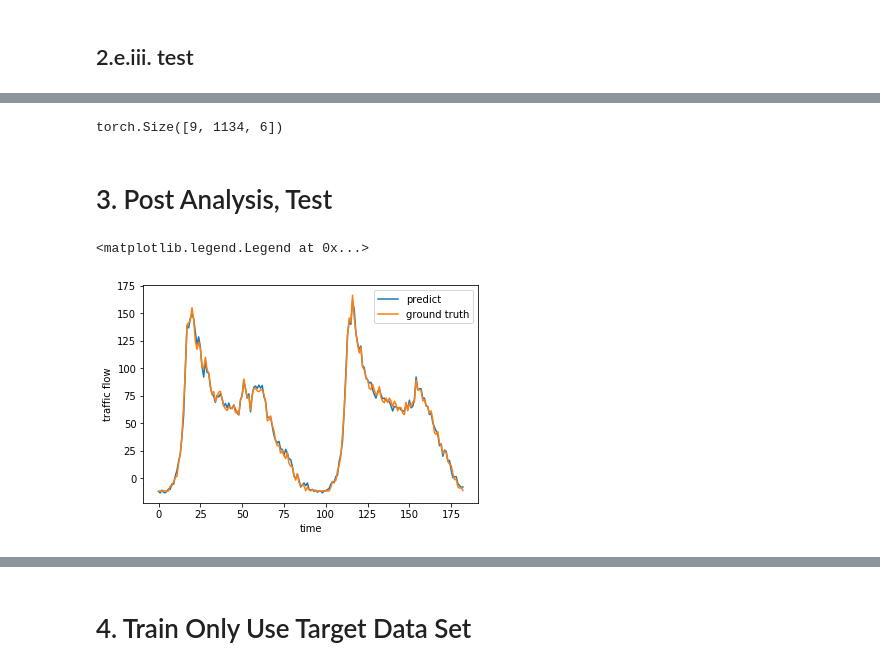
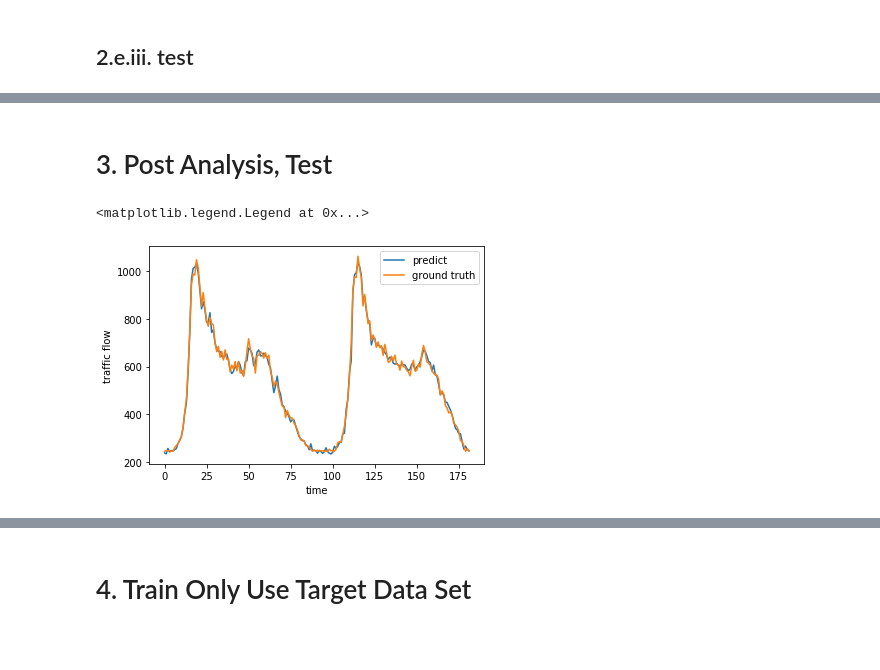
Before and after one commit to khzhang2/TCA_traffic, a Jupyter notebook: TCA_EMD_temporal_data_draft2.ipynb, the cells around one changed output, grey strips where cells are left out. Cells and saved outputs as stored; diff of their text form; code cells hidden in the pictures; blank space fills up the shorter version.

```diff
--- a/TCA_EMD_temporal_data_draft2.ipynb
+++ b/TCA_EMD_temporal_data_draft2.ipynb
@@ -141,12 +162,12 @@ class TCA:
 # %% [markdown]
 ## 2.a. Load Data
 # %%
-src_domain = np.array(pd.read_csv('data/site8700_1_20210101_20210131.csv'))[:10, :]  # leeds
-data_target = np.array(pd.read_csv('data/siteM4_2210B_20210101_20210131.csv'))  # london
+src_domain = np.array(pd.read_csv('data/siteM4_2210B_20210101_20210131.csv'))[:10, :]  # upstream
+data_target = np.array(pd.read_csv('data/siteM4_2168B_20210101_20210131.csv'))  # downstream
 
 date_choosen = np.arange(4,6,1)
 tar_domain = data_target[date_choosen, :].reshape(-1, 96)
-tgt_validation = data_target[date_choosen[-1]:date_choosen[-1]+3, :].reshape(-1, 96)
+tgt_validation = data_target[date_choosen[-1]:date_choosen[-1]+2, :].reshape(-1, 96)
 # %% [markdown]
 ### 2.a.i. preview data
 # %%
@@ -202,7 +223,7 @@ inp_dim = Xs.shape[0]
 label_dim = Xs.shape[0]
 label_seq_len = 1
 # batch_size = full batch
-seq_len = 9
+seq_len = 10
 reduced_dim = 1
 hid_dim = 16
 layers = 3
@@ -229,10 +250,13 @@ hyper
 inp_dim -= reduced_dim
 label_dim -= reduced_dim
 
-tca = TCA(kernel_type='linear', dim=seq_len, lamb=lamb, gamma=1)
+tca = TCA(kernel_type='linear', dim=inp_dim, lamb=lamb, gamma=1)
 Xs_new, Xt_new, A = tca.fit(Xs.T, Xt.T)
 Xs_new, Xt_new = Xs_new.T, Xt_new.T
 
 print(Xs_new.shape)
 print(Xt_new.shape)
+
+np2csv(Xs_new)
+np2csv(Xt_new)
 # %% [output]
@@ -316,3 +334,12 @@ target_y = torch.tensor(target_y, dtype=torch.float32, device=device)
+# %%
+train_x, train_y, target_x, target_y = dataloader(Xs_new, Xt_new, seq_len, label_seq_len, inp_dim, label_dim)
+
+# build model
+device = torch.device("cuda" if torch.cuda.is_available() else "cpu")
+net = LSTM(inp_dim, label_dim, hid_dim, layers).to(device)
+criterion = nn.MSELoss()
+optimizer = torch.optim.Adam(net.parameters(), lr=0.01)
+#scheduler =  torch.optim.lr_scheduler.StepLR(optimizer, 0.7)
 # %% [markdown]
 ## 2.e.ii. train
 # %%
@@ -368,7 +407,3 @@ plt.legend()
-# %%
-train_x.shape
-# %% [output]
-torch.Size([9, 1134, 6])
 # %% [markdown]
 # 3. Post Analysis, Test
 # %%
@@ -380,17 +415,17 @@ def mape(actual, predict):
             n += 1
     return (tmp/n)
 # %%
-ground_truth_denorm = tar_domain_emd[9:]*(max(src_domain.flatten()) - min(src_domain.flatten())) +np.mean(src_domain.flatten())
+ground_truth_denorm = tar_domain_emd[seq_len:]*(max(src_domain.flatten()) - min(src_domain.flatten())) +np.mean(src_domain.flatten())
 pred_y_denorm = pred_y.detach().numpy()[:, 0]*(max(src_domain.flatten()) - min(src_domain.flatten())) +np.mean(src_domain.flatten())
 
 plt.plot(pred_y_denorm, label='predict')
 plt.plot(ground_truth_denorm, label='ground truth')
 plt.xlabel('time')
 plt.ylabel('traffic flow')
 plt.legend()
 # %% [output]
 <matplotlib.legend.Legend at 0x...>
-[figure, old version]
+[figure, new version]
 # %%
 MSE = metrics.mean_squared_error(ground_truth_denorm, pred_y_denorm)
 MAE = metrics.mean_absolute_error(ground_truth_denorm, pred_y_denorm)
```
Also changed, not shown: parts of 22 cells of this notebook.
